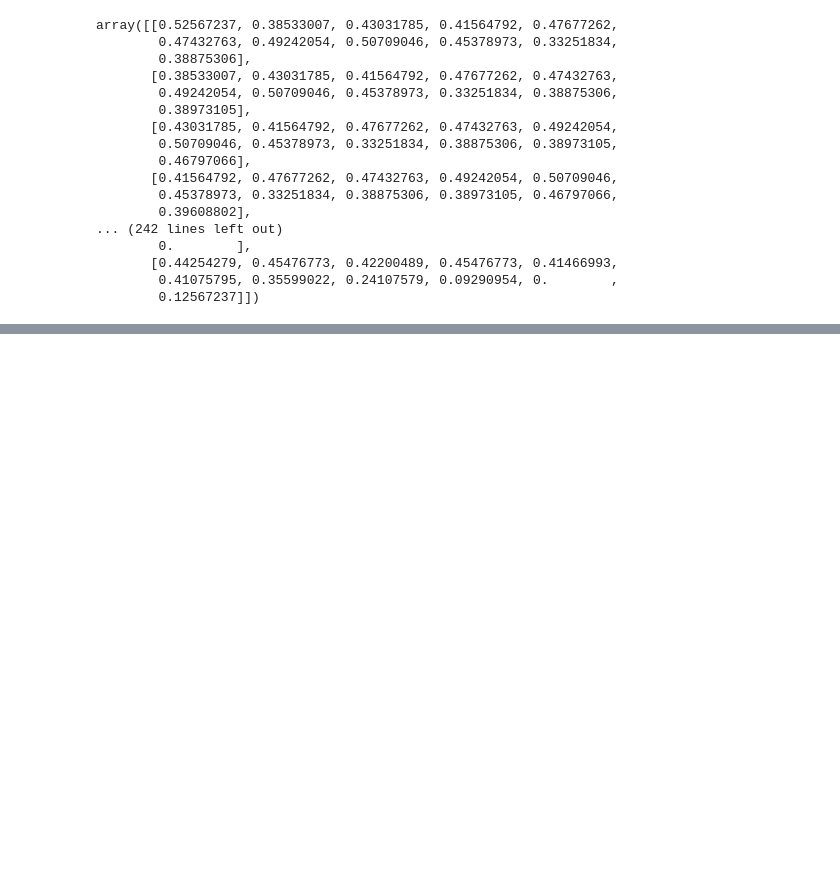
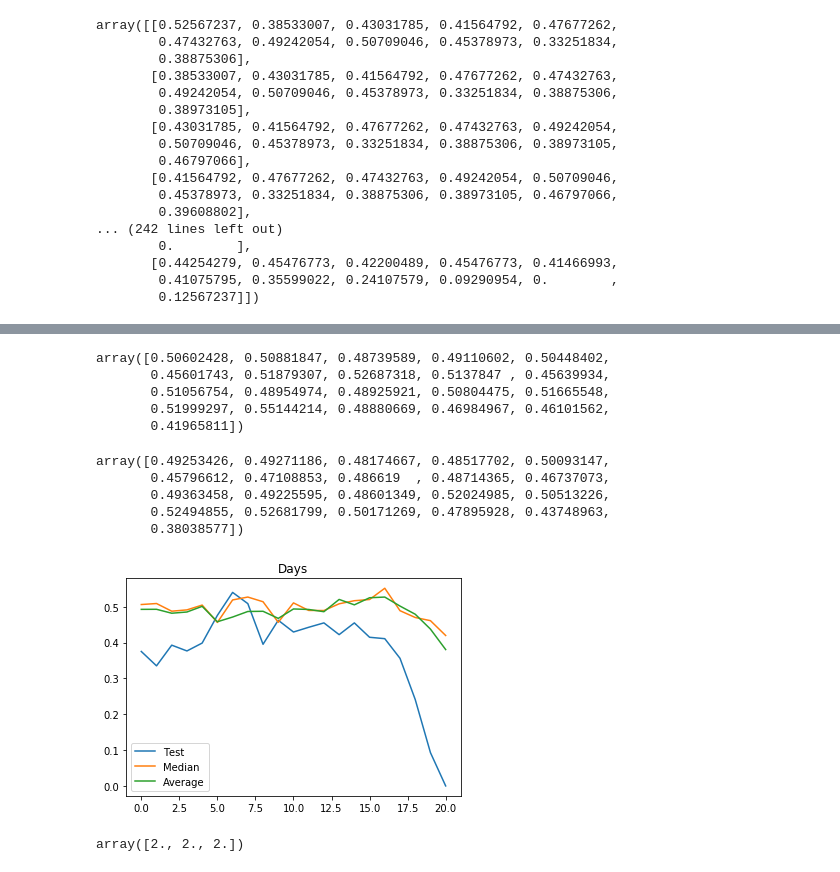
Before and after one commit to jamissonfreitas/IN1167, a Jupyter notebook: ML/emsemble.ipynb, the cells around one changed output, grey strips where cells are left out. Drawn from its saved outputs; the diff is of its cells as text; code cells hidden in the pictures; blank space fills up the shorter version.

```diff
--- a/ML/emsemble.ipynb
+++ b/ML/emsemble.ipynb
@@ -212,0 +254,13 @@ bagging = BaggingClassifier(MLPRegressor(), max_samples=0.5, max_features=0.5)
+# %%
+def ensemble_predict(x, ensemble, method='average'):
+  predictions = []
+  for model in ensemble.keys():
+    predictions.append(model.predict(x))
+
+  if method == 'median':
+    return np.median(predictions, axis=0)
+
+  return np.mean(predictions, axis=0)
+# %%
+ensemble = bagging(x_train, y_train, x_val, y_val)
+ensemble
@@ -212,0 +285,31 @@ bagging = BaggingClassifier(MLPRegressor(), max_samples=0.5, max_features=0.5)
+# %%
+ensemble_predict_med = ensemble_predict(x_test, ensemble, method='median')
+ensemble_predict_med
+# %% [output]
+array([0.50602428, 0.50881847, 0.48739589, 0.49110602, 0.50448402,
+       0.45601743, 0.51879307, 0.52687318, 0.5137847 , 0.45639934,
+       0.51056754, 0.48954974, 0.48925921, 0.50804475, 0.51665548,
+       0.51999297, 0.55144214, 0.48880669, 0.46984967, 0.46101562,
+       0.41965811])
+# %%
+ensemble_predict_avg = ensemble_predict(x_test, ensemble)
+ensemble_predict_avg
+# %% [output]
+array([0.49253426, 0.49271186, 0.48174667, 0.48517702, 0.50093147,
+       0.45796612, 0.47108853, 0.486619  , 0.48714365, 0.46737073,
+       0.49363458, 0.49225595, 0.48601349, 0.52024985, 0.50513226,
+       0.52494855, 0.52681799, 0.50171269, 0.47895928, 0.43748963,
+       0.38038577])
+# %%
+plt.plot(y_test, label='Test')
+plt.plot(ensemble_predict_med, label='Median')
+plt.plot(ensemble_predict_avg, label='Average')
+plt.title('Days')
+plt.legend()
+plt.show()
+# %% [output]
+[figure, added]
+# %%
+np.mean([[1, 2, 3], [3, 2, 1]], axis=0)
+# %% [output]
+array([2., 2., 2.])
```
Also changed, not shown: parts of 10 cells of this notebook.
